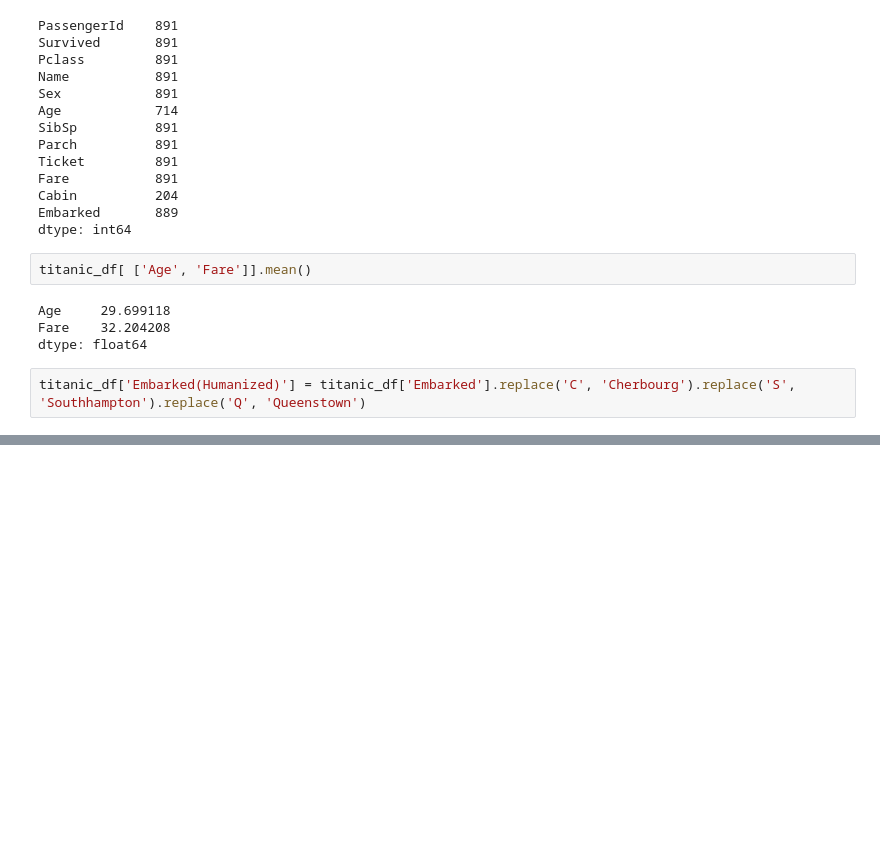
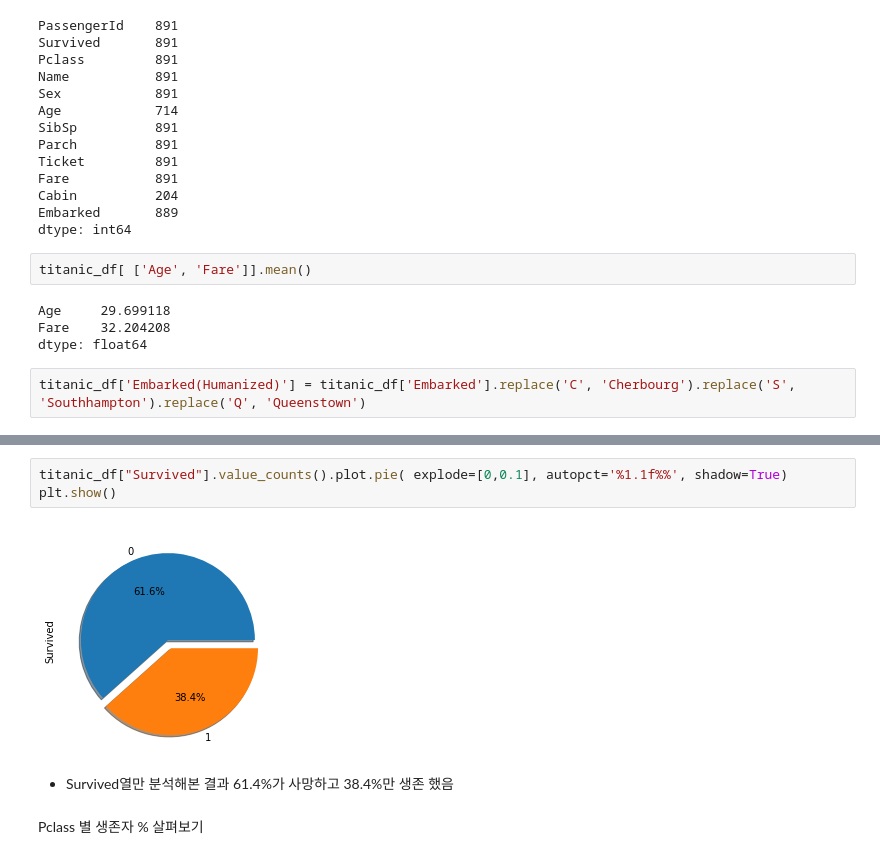
Before and after one commit to iceman67/-Python, a Jupyter notebook: LINC_Pandas_Example_2021.ipynb, the cells around one changed output, grey strips where cells are left out. Cells and saved outputs as stored; diff of their text form; blank space fills up the shorter version.

```diff
--- a/LINC_Pandas_Example_2021.ipynb
+++ b/LINC_Pandas_Example_2021.ipynb
@@ -499,0 +548,9 @@ titanic_df.loc[1:3, ['Name', 'Sex']]
+# %%
+titanic_df["Survived"].value_counts().plot.pie( explode=[0,0.1], autopct='%1.1f%%', shadow=True)
+plt.show()
+# %% [output]
+[figure, added]
+# %% [markdown]
+* Survived열만 분석해본 결과 61.4%가 사망하고 38.4%만 생존 했음
+# %% [markdown]
+Pclass 별 생존자 % 살펴보기
```
Also changed, not shown: parts of 37 cells of this notebook.
